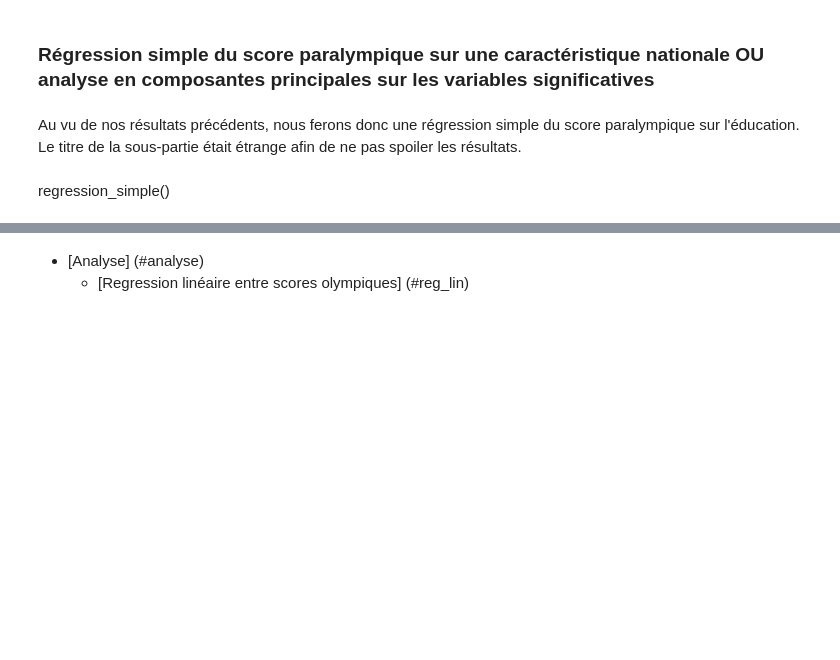
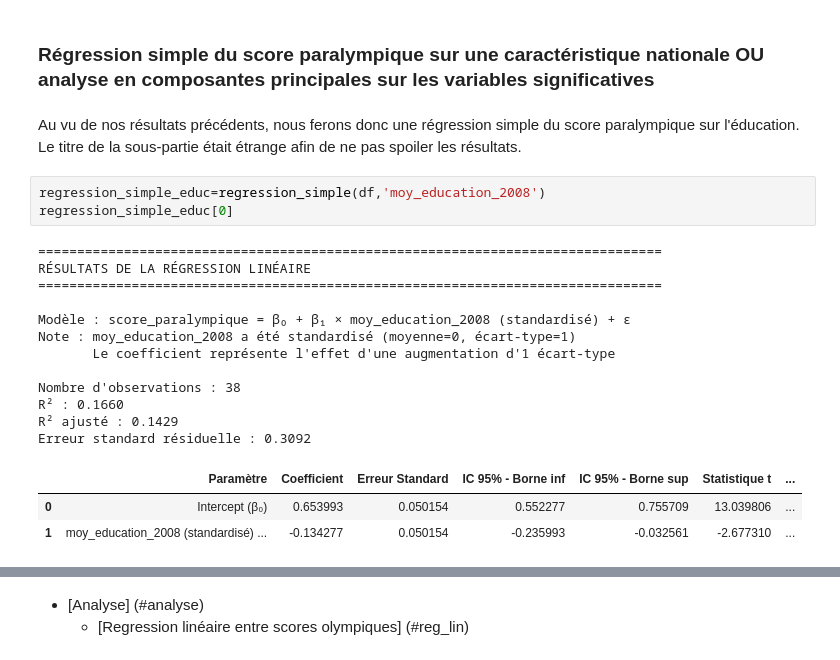
Before and after one commit to Eloi-du-77/Projet-Python, a Jupyter notebook: Notebook.ipynb, the cells around one changed output, grey strips where cells are left out. Drawn from its saved outputs; the diff is of its cells as text; blank space fills up the shorter version.

```diff
--- a/Notebook.ipynb
+++ b/Notebook.ipynb
@@ -861,5 +858,22 @@ Faire une analyse en composantes principales avec des variables très peu signif
 ### Régression simple du score paralympique sur une caractéristique nationale OU analyse en composantes principales sur les variables significatives
 # %% [markdown]
 Au vu de nos résultats précédents, nous ferons donc une régression simple du score paralympique sur l'éducation. Le titre de la sous-partie était étrange afin de ne pas spoiler les résultats.
-# %% [markdown]
-regression_simple()
+# %%
+regression_simple_educ=regression_simple(df,'moy_education_2008')
+regression_simple_educ[0]
+# %% [output]
+================================================================================
+RÉSULTATS DE LA RÉGRESSION LINÉAIRE
+================================================================================
+
+Modèle : score_paralympique = β₀ + β₁ × moy_education_2008 (standardisé) + ε
+Note : moy_education_2008 a été standardisé (moyenne=0, écart-type=1)
+       Le coefficient représente l'effet d'une augmentation d'1 écart-type
+
+Nombre d'observations : 38
+R² : 0.1660
+R² ajusté : 0.1429
+Erreur standard résiduelle : 0.3092
+|  | Paramètre | Coefficient | Erreur Standard | IC 95% - Borne inf | IC 95% - Borne sup | Statistique t | ... |
+| 0 | Intercept (β₀) | 0.653993 | 0.050154 | 0.552277 | 0.755709 | 13.039806 | ... |
+| 1 | moy_education_2008 (standardisé) ... | -0.134277 | 0.050154 | -0.235993 | -0.032561 | -2.677310 | ... |
```
Also changed, not shown: parts of 6 cells of this notebook, 1 other file.
